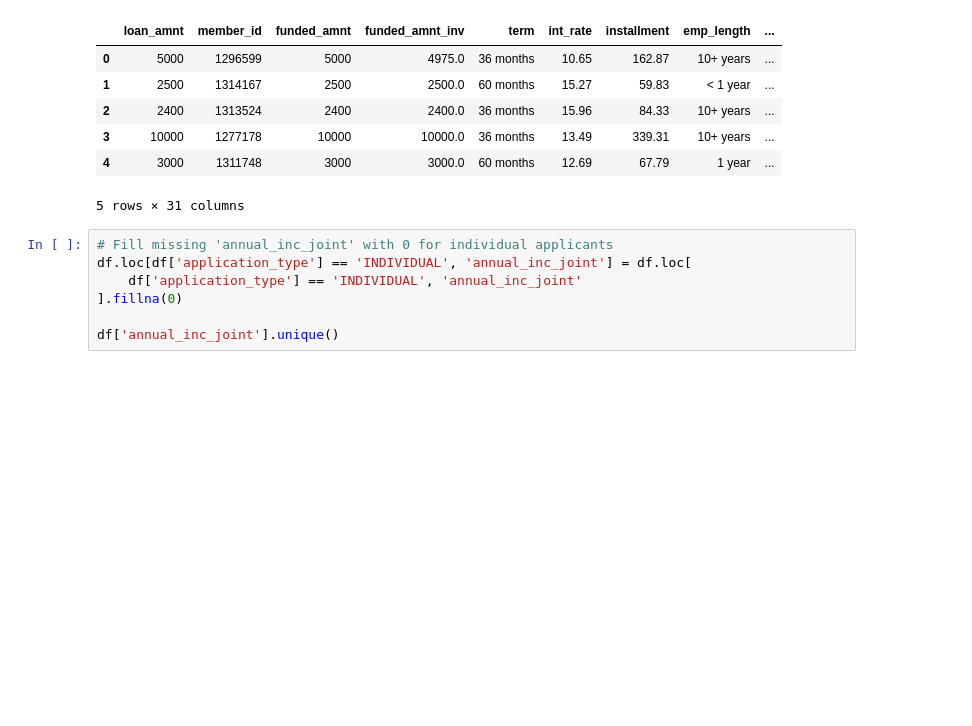
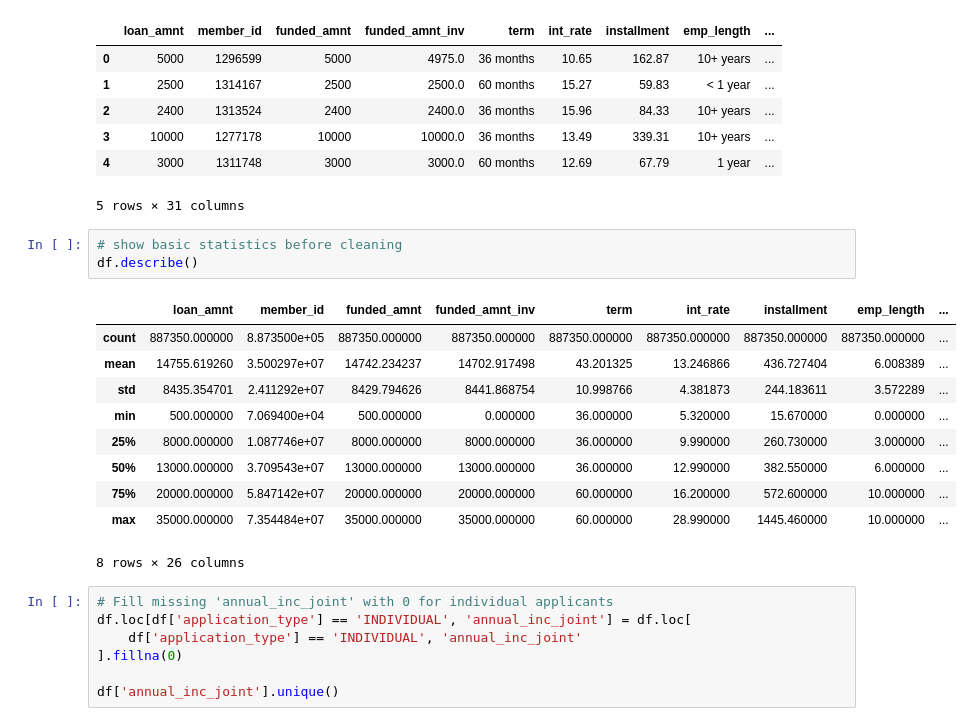
Before and after one commit to Machine-Learning-Assignmet/Assignment_1, a Jupyter notebook: loan_preprocessing.ipynb, the cells around one changed output. Drawn from its saved outputs; the diff is of its cells as text; blank space fills up the shorter version.

Commit message:
basic statistics

```diff
--- a/loan_preprocessing.ipynb
+++ b/loan_preprocessing.ipynb
@@ -37,6 +37,20 @@ df.head()
 | 3 | 10000 | 1277178 | 10000 | 10000.0 | 36 months | 13.49 | 339.31 | 10+ years | ... |
 | 4 | 3000 | 1311748 | 3000 | 3000.0 | 60 months | 12.69 | 67.79 | 1 year | ... |
 5 rows × 31 columns
+# %%
+# show basic statistics before cleaning
+df.describe()
+# %% [output]
+|  | loan_amnt | member_id | funded_amnt | funded_amnt_inv | term | int_rate | installment | emp_length | ... |
+| count | 887350.000000 | 8.873500e+05 | 887350.000000 | 887350.000000 | 887350.000000 | 887350.000000 | 887350.000000 | 887350.000000 | ... |
+| mean | 14755.619260 | 3.500297e+07 | 14742.234237 | 14702.917498 | 43.201325 | 13.246866 | 436.727404 | 6.008389 | ... |
+| std | 8435.354701 | 2.411292e+07 | 8429.794626 | 8441.868754 | 10.998766 | 4.381873 | 244.183611 | 3.572289 | ... |
+| min | 500.000000 | 7.069400e+04 | 500.000000 | 0.000000 | 36.000000 | 5.320000 | 15.670000 | 0.000000 | ... |
+| 25% | 8000.000000 | 1.087746e+07 | 8000.000000 | 8000.000000 | 36.000000 | 9.990000 | 260.730000 | 3.000000 | ... |
+| 50% | 13000.000000 | 3.709543e+07 | 13000.000000 | 13000.000000 | 36.000000 | 12.990000 | 382.550000 | 6.000000 | ... |
+| 75% | 20000.000000 | 5.847142e+07 | 20000.000000 | 20000.000000 | 60.000000 | 16.200000 | 572.600000 | 10.000000 | ... |
+| max | 35000.000000 | 7.354484e+07 | 35000.000000 | 35000.000000 | 60.000000 | 28.990000 | 1445.460000 | 10.000000 | ... |
+8 rows × 26 columns
 # %%
 # Fill missing 'annual_inc_joint' with 0 for individual applicants
 df.loc[df['application_type'] == 'INDIVIDUAL', 'annual_inc_joint'] = df.loc[
```
Also changed, not shown: parts of 1 cell of this notebook.
